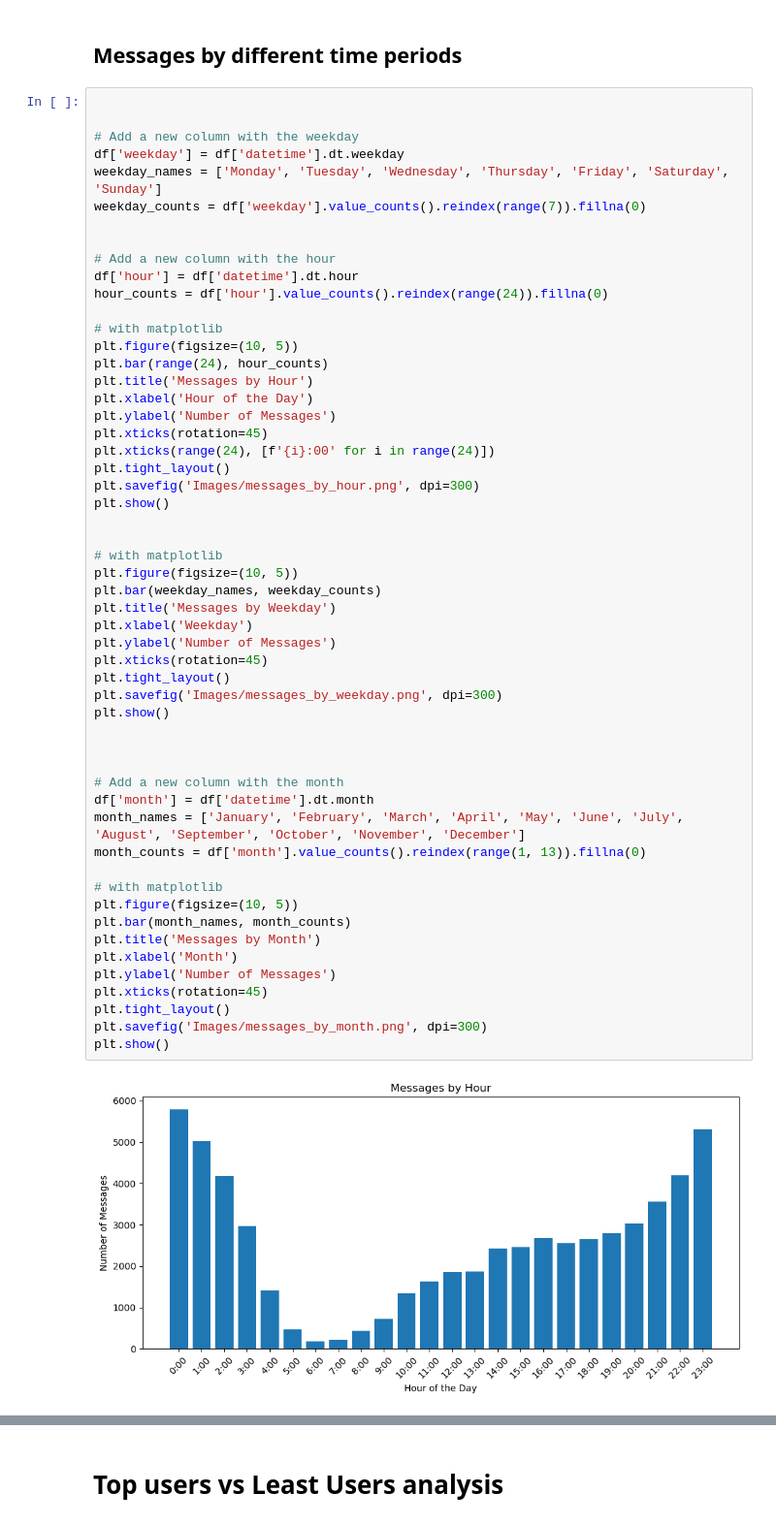
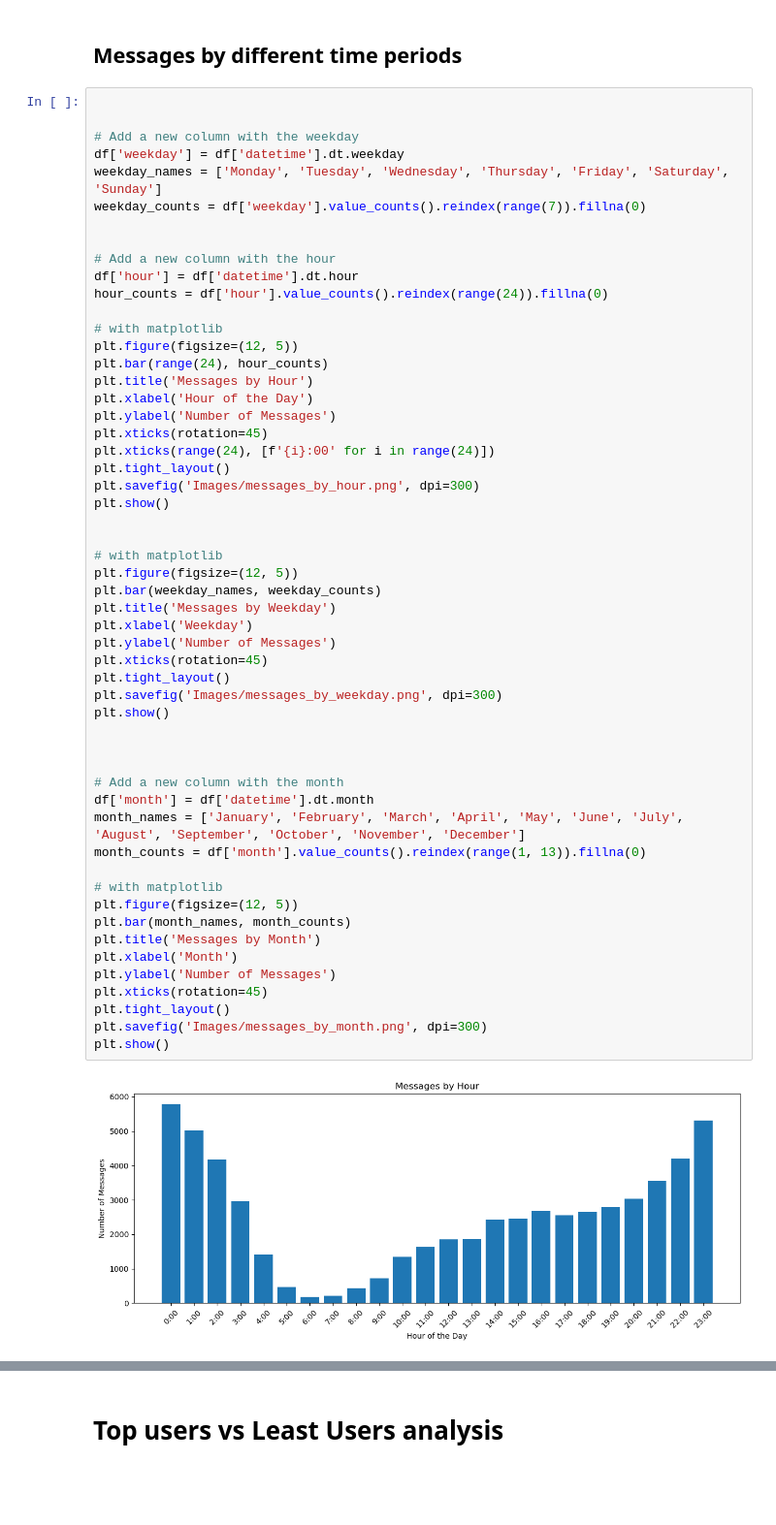
Before and after one commit to USI-Projects-Collection/DA-College_network, a Jupyter notebook: DataAnalysis.ipynb, the cells around one changed output, grey strips where cells are left out. Shown at 97% size. Drawn from its saved outputs; the diff is of its cells as text; blank space fills up the shorter version.

```diff
--- a/DataAnalysis.ipynb
+++ b/DataAnalysis.ipynb
@@ -166,7 +166,7 @@ df['hour'] = df['datetime'].dt.hour
 hour_counts = df['hour'].value_counts().reindex(range(24)).fillna(0)
 
 # with matplotlib
-plt.figure(figsize=(10, 5))
+plt.figure(figsize=(12, 5))
 plt.bar(range(24), hour_counts)
 plt.title('Messages by Hour')
 plt.xlabel('Hour of the Day')
@@ -178,33 +178,33 @@ plt.savefig('Images/messages_by_hour.png', dpi=300)
 plt.show()
 
 
 # with matplotlib
-plt.figure(figsize=(10, 5))
+plt.figure(figsize=(12, 5))
 plt.bar(weekday_names, weekday_counts)
 plt.title('Messages by Weekday')
 plt.xlabel('Weekday')
 plt.ylabel('Number of Messages')
 plt.xticks(rotation=45)
 plt.tight_layout()
 plt.savefig('Images/messages_by_weekday.png', dpi=300)
 plt.show()
 
 
 
 # Add a new column with the month
 df['month'] = df['datetime'].dt.month
 month_names = ['January', 'February', 'March', 'April', 'May', 'June', 'July', 'August', 'September', 'October', 'November', 'December']
 month_counts = df['month'].value_counts().reindex(range(1, 13)).fillna(0)
 
 # with matplotlib
-plt.figure(figsize=(10, 5))
+plt.figure(figsize=(12, 5))
 plt.bar(month_names, month_counts)
 plt.title('Messages by Month')
 plt.xlabel('Month')
 plt.ylabel('Number of Messages')
 plt.xticks(rotation=45)
 plt.tight_layout()
 plt.savefig('Images/messages_by_month.png', dpi=300)
 plt.show()
 # %% [output]
-[figure, old version]
+[figure, new version]
```
Also changed, not shown: parts of 3 cells of this notebook, 6 other files.
